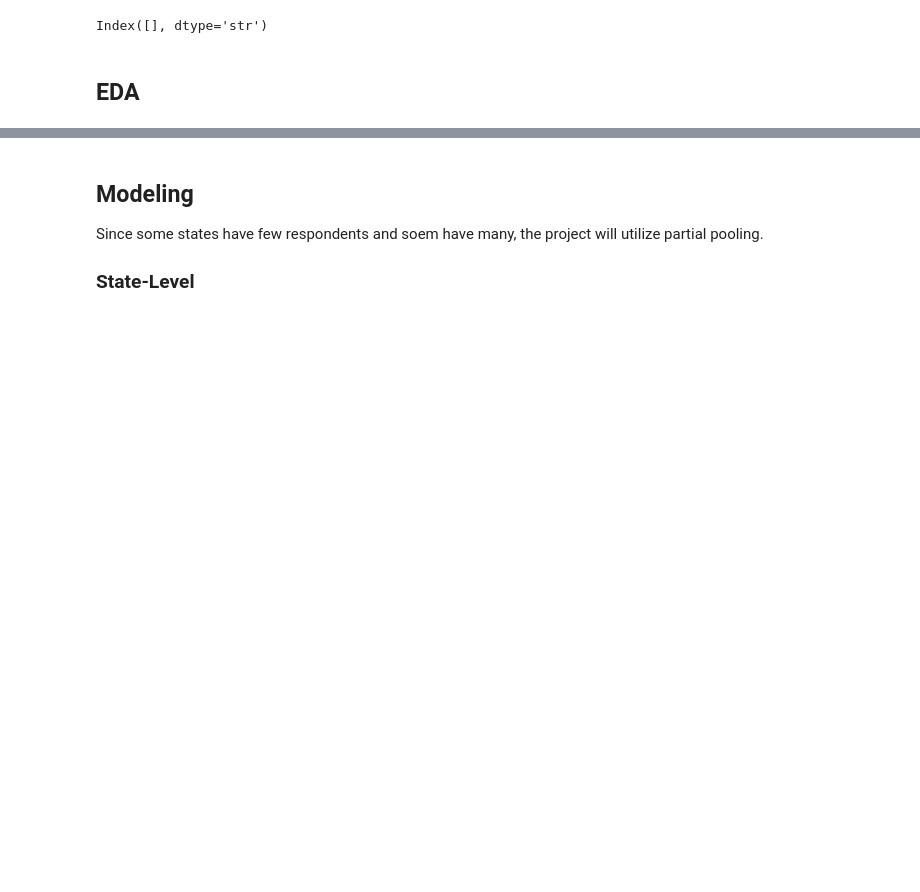
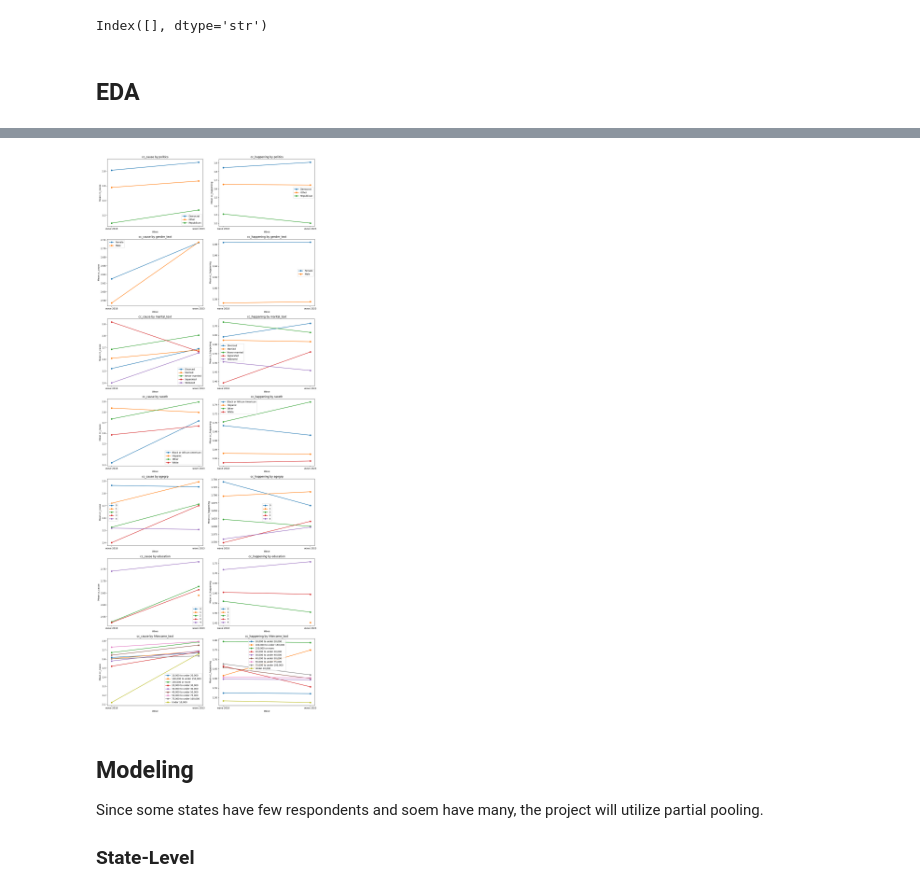
Before and after one commit to itsvarshini/5650-local-news-and-climate-change, a Jupyter notebook: code/modeling.ipynb, the cells around one changed output, grey strips where cells are left out. Cells and saved outputs as stored; diff of their text form; code cells hidden in the pictures; blank space fills up the shorter version.

```diff
--- a/code/modeling.ipynb
+++ b/code/modeling.ipynb
@@ -336,3 +355,30 @@ Index([], dtype='str')
+# %%
+# Plotting change of opinion for demographic groups
+demogs = ["politics", "gender_text", "marital_text", "raceth", "agegrp", "education", "hhincome_text"]
+
+fig, axes = plt.subplots(len(demogs), 2, figsize = (14, 5 * len(demogs)))
+
+for row, col in enumerate(demogs):
+    grouped = cc.groupby([col, "wave"])[["cc_cause", "cc_happening"]].mean().reset_index()
+
+    for ind_col, outcome in enumerate(["cc_cause", "cc_happening"]):
+        ax = axes[row, ind_col]
+
+        for val in grouped[col].dropna().unique():
+            subset = grouped[grouped[col] == val].sort_values("wave")
+
+            #if len(subset) == 2:
+            ax.plot(subset["wave"], subset[outcome], marker = "o", label = str(val), linewidth = 2)
+
+        ax.set_title(f"{outcome} by {col}")
+        ax.set_xlabel("Wave")
+        ax.set_ylabel(f"Mean {outcome}")
+        ax.legend(loc = "best")
+
+plt.tight_layout()
+plt.show()
+# %% [output]
+[figure, added]
 # %% [markdown]
 ## Modeling
 Since some states have few respondents and soem have many, the project will utilize partial pooling.
```
Also changed, not shown: parts of 2 cells of this notebook.
